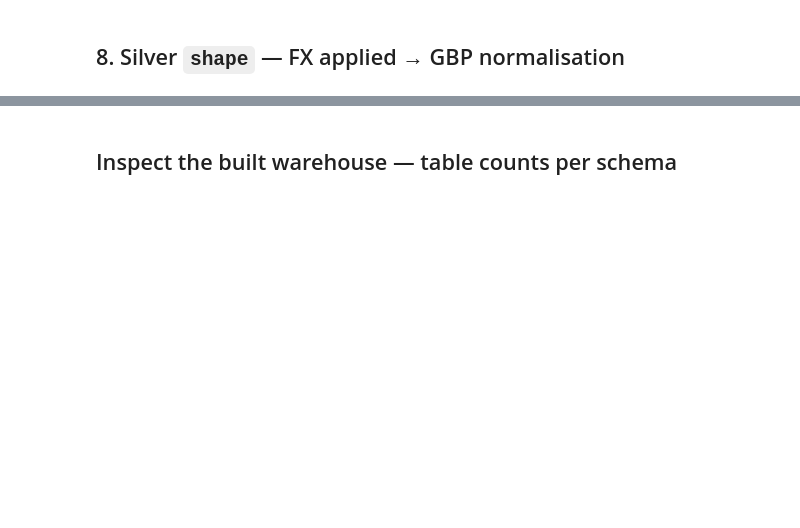
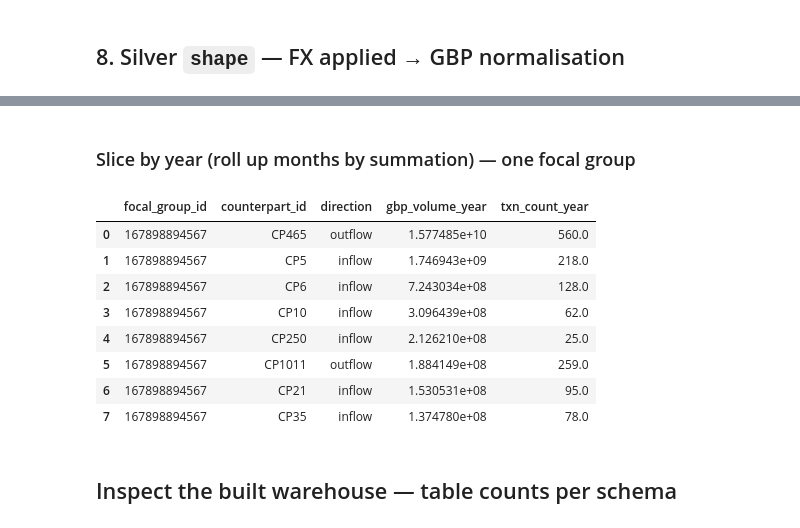
Before and after one commit to hallabehery/FM-Data-Engineer-Test-HS, a Jupyter notebook: notebook/pipeline.ipynb, the cells around one changed output, grey strips where cells are left out. Drawn from its saved outputs; the diff is of its cells as text; code cells hidden in the pictures; blank space fills up the shorter version.

```diff
--- a/notebook/pipeline.ipynb
+++ b/notebook/pipeline.ipynb
@@ -259,3 +214,24 @@ con.sql("SELECT * FROM data_mart.entity LIMIT 10").df()
+# %% [markdown]
+### Slice by year (roll up months by summation) — one focal group
+# %%
+con.sql('''
+    SELECT focal_group_id, counterpart_id, direction,
+           round(SUM(gbp_volume), 2) AS gbp_volume_year, SUM(txn_count) AS txn_count_year
+    FROM data_mart.edge_fact
+    WHERE focal_group_id = (SELECT focal_group_id FROM data_mart.edge_fact
+                            GROUP BY 1 ORDER BY SUM(gbp_volume) DESC LIMIT 1)
+    GROUP BY 1,2,3 ORDER BY gbp_volume_year DESC LIMIT 8
+''').df()
+# %% [output]
+|  | focal_group_id | counterpart_id | direction | gbp_volume_year | txn_count_year |
+| 0 | 167898894567 | CP465 | outflow | 1.577485e+10 | 560.0 |
+| 1 | 167898894567 | CP5 | inflow | 1.746943e+09 | 218.0 |
+| 2 | 167898894567 | CP6 | inflow | 7.243034e+08 | 128.0 |
+| 3 | 167898894567 | CP10 | inflow | 3.096439e+08 | 62.0 |
+| 4 | 167898894567 | CP250 | inflow | 2.126210e+08 | 25.0 |
+| 5 | 167898894567 | CP1011 | outflow | 1.884149e+08 | 259.0 |
+| 6 | 167898894567 | CP21 | inflow | 1.530531e+08 | 95.0 |
+| 7 | 167898894567 | CP35 | inflow | 1.374780e+08 | 78.0 |
 # %% [markdown]
 ## Inspect the built warehouse — table counts per schema
 # %%
```
Also changed, not shown: parts of 25 cells of this notebook, 4 other files.
